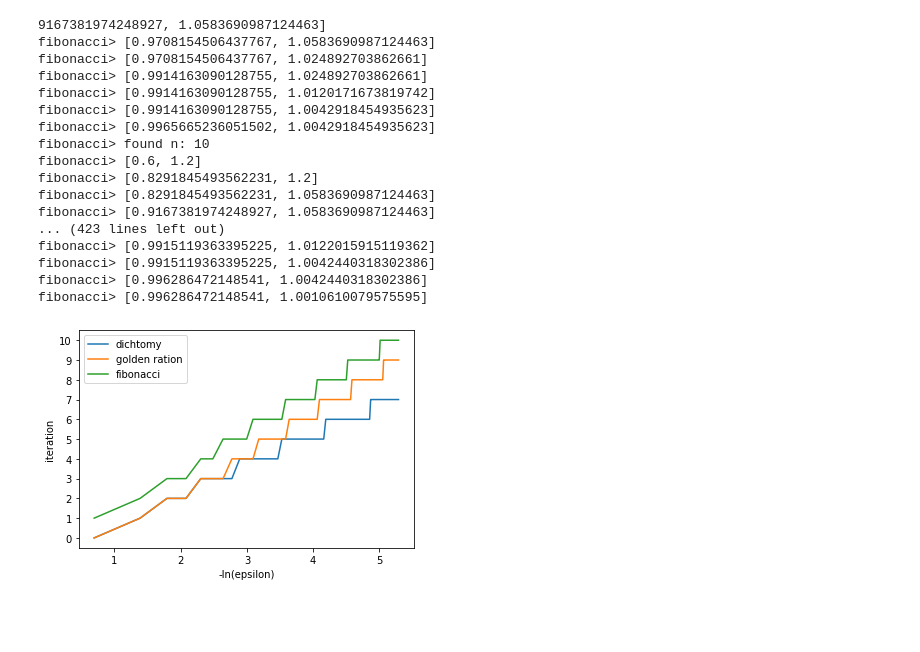
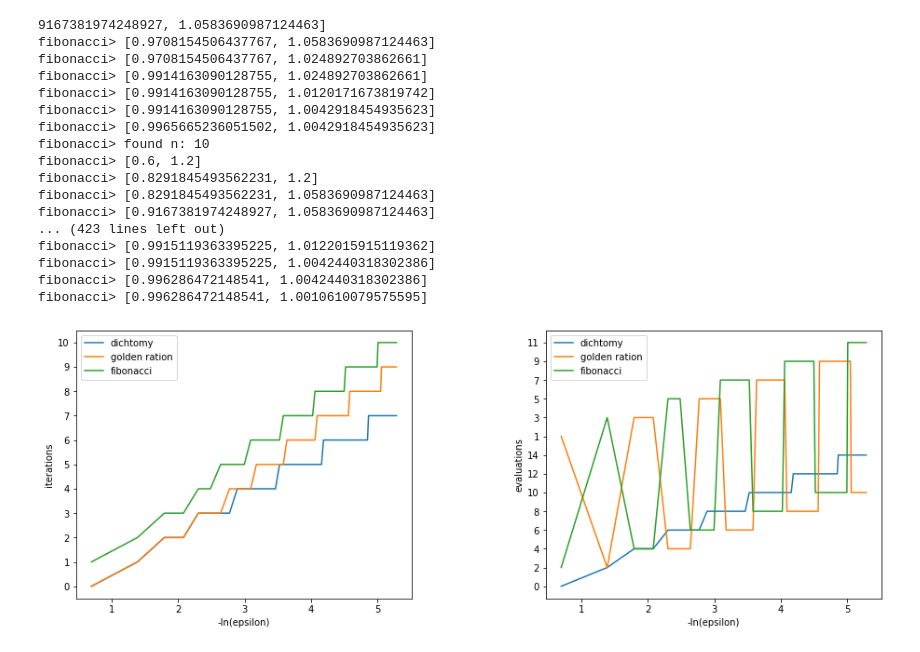
Before and after one commit to pool-party/optimization-methods, a Jupyter notebook: first-order/first-order.ipynb, the cells around one changed output. Drawn from its saved outputs; the diff is of its cells as text; code cells hidden in the pictures; blank space fills up the shorter version.

Commit message:
Updating one dimensional search graphics

```diff
--- a/first-order/first-order.ipynb
+++ b/first-order/first-order.ipynb
@@ -3,13 +3,18 @@ import matplotlib.pyplot as plt
 from one_dimensional import dichtomy_method, golden_ratio_method, fibonacci_method
 from math import log
 
+graphic_number = 1
+
 def dependency_plot(xlabel, ylabel, results):
+    global graphic_number
+    ax = plt.subplot(1, 2, graphic_number)
+    graphic_number += 1
+
     for name, result in results:
-        plt.plot([x[0] for x in result], [x[1] for x in result], label=name)
-    plt.xlabel(xlabel)
-    plt.ylabel(ylabel)
-    plt.legend()
-    plt.show()
+        ax.plot([x[0] for x in result], [x[1] for x in result], label=name)
+    ax.set_xlabel(xlabel)
+    ax.set_ylabel(ylabel)
+    ax.legend()
 
 def compare(f, a, b):
     def get_results(method, epsilon):
@@ -24,33 +29,49 @@ def compare(f, a, b):
         ("fibonacci", fibonacci_method)
     ]
     epsilons = [1 / (2 * x) for x in range(1, 100)]
+    results = [
+        (name, [(-log(epsilon), get_results(function, epsilon)[1]) for epsilon in epsilons])
+        for name, function in methods
+    ]
 
     dependency_plot(
         "-ln(epsilon)",
-        "iteration",
+        "iterations",
         [
             (name, [(-log(epsilon), get_results(function, epsilon)[1]) for epsilon in epsilons])
             for name, function in methods
         ]
     )
 
+    dependency_plot(
+        "-ln(epsilon)",
+        "evaluations",
+        [
+            (name, [(-log(epsilon), get_results(function, epsilon)[2]) for epsilon in epsilons])
+            for name, function in methods
+        ]
+    )
+
+    plt.subplots_adjust(top=1, bottom=0, left=0, right=2, hspace=0.5, wspace=0.4)
+    plt.show()
+
 compare(lambda x: 100 * ((x - x ** 2) ** 2) + ((1. - x) ** 2), 0.6, 1.2)
 # %% [output]
 9167381974248927, 1.0583690987124463]
 fibonacci> [0.9708154506437767, 1.0583690987124463]
 fibonacci> [0.9708154506437767, 1.024892703862661]
 fibonacci> [0.9914163090128755, 1.024892703862661]
 fibonacci> [0.9914163090128755, 1.0120171673819742]
 fibonacci> [0.9914163090128755, 1.0042918454935623]
 fibonacci> [0.9965665236051502, 1.0042918454935623]
 fibonacci> found n: 10
 fibonacci> [0.6, 1.2]
 fibonacci> [0.8291845493562231, 1.2]
 fibonacci> [0.8291845493562231, 1.0583690987124463]
 fibonacci> [0.9167381974248927, 1.0583690987124463]
 ... (423 lines left out)
 fibonacci> [0.9915119363395225, 1.0122015915119362]
 fibonacci> [0.9915119363395225, 1.0042440318302386]
 fibonacci> [0.996286472148541, 1.0042440318302386]
 fibonacci> [0.996286472148541, 1.0010610079575595]
-[figure, old version]
+[figure, new version]
```
